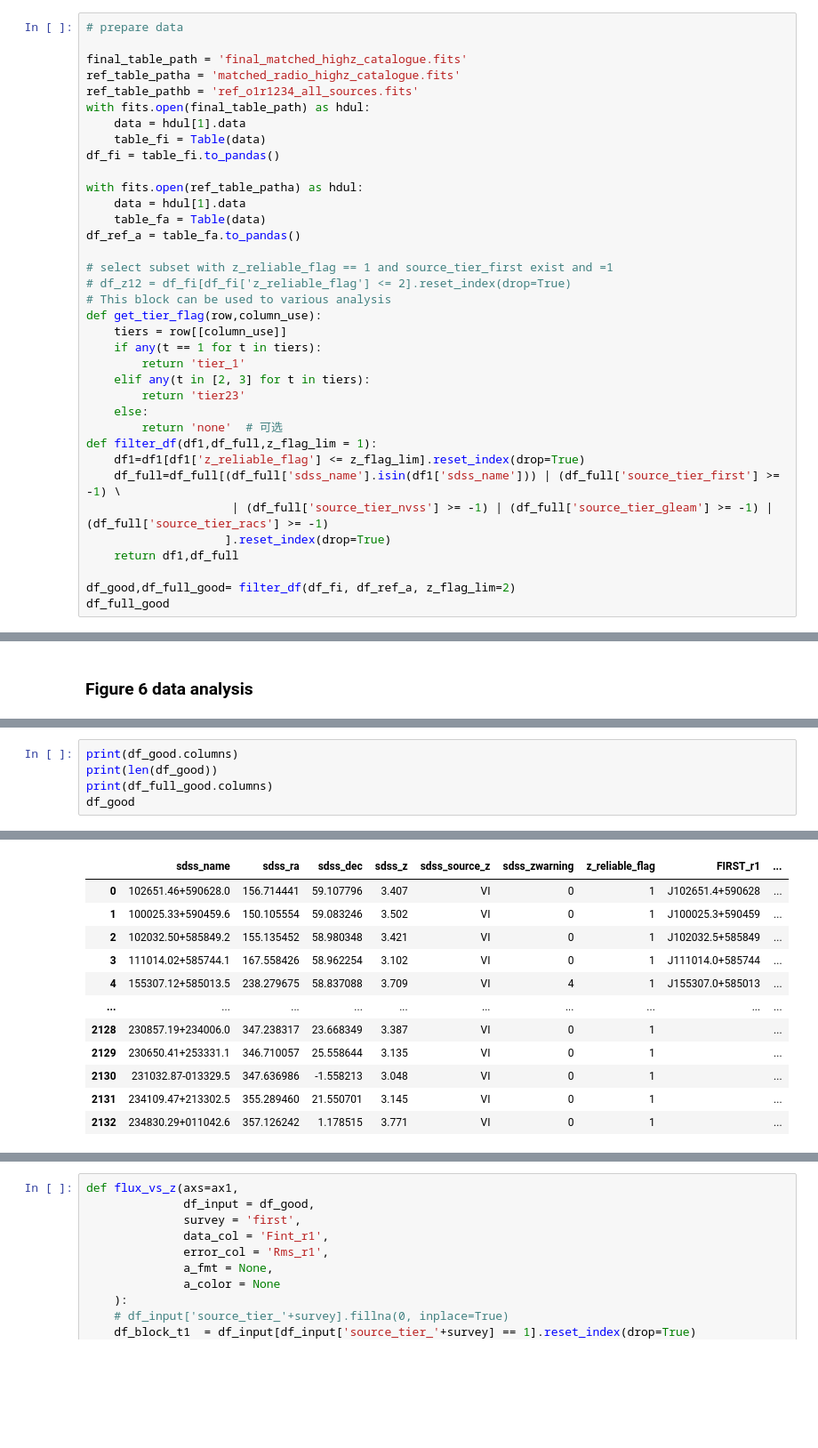
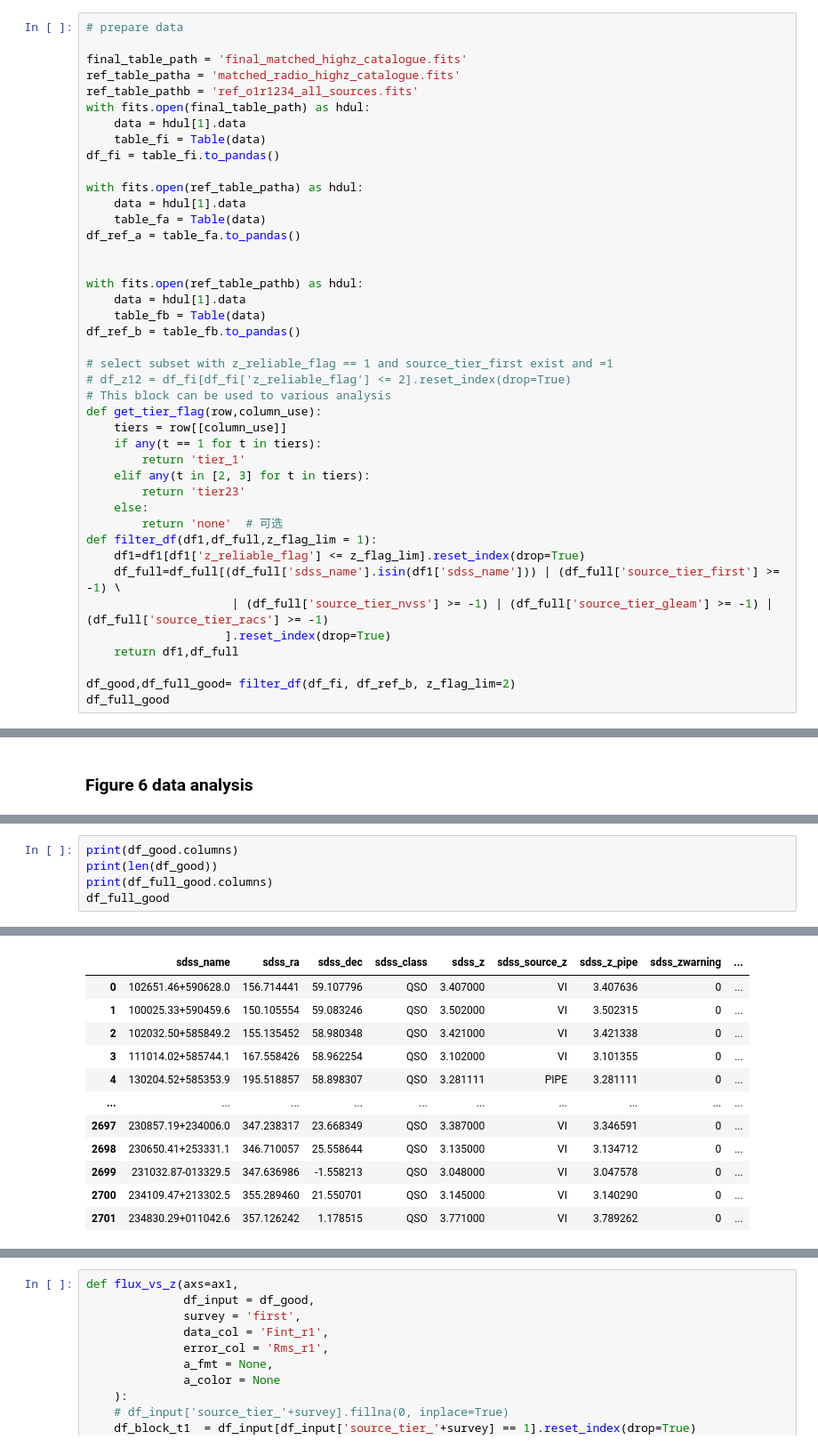
Before and after one commit to ykzhang112233/highz-catalogue, a Jupyter notebook: scripts/0-result_analysis.ipynb, the cells around one changed output, grey strips where cells are left out. Shown at 89% size. Drawn from its saved outputs; the diff is of its cells as text; blank space fills up the shorter version.

```diff
--- a/scripts/0-result_analysis.ipynb
+++ b/scripts/0-result_analysis.ipynb
@@ -517,6 +514,12 @@ with fits.open(ref_table_patha) as hdul:
     data = hdul[1].data
     table_fa = Table(data)
 df_ref_a = table_fa.to_pandas()
+
+
+with fits.open(ref_table_pathb) as hdul:
+    data = hdul[1].data
+    table_fb = Table(data)
+df_ref_b = table_fb.to_pandas()
 
 # select subset with z_reliable_flag == 1 and source_tier_first exist and =1
 # df_z12 = df_fi[df_fi['z_reliable_flag'] <= 2].reset_index(drop=True)
@@ -536,5 +539,5 @@ def filter_df(df1,df_full,z_flag_lim = 1):
                     ].reset_index(drop=True)
     return df1,df_full
 
-df_good,df_full_good= filter_df(df_fi, df_ref_a, z_flag_lim=2)
+df_good,df_full_good= filter_df(df_fi, df_ref_b, z_flag_lim=2)
 df_full_good
@@ -793,35 +830,35 @@ df_good,df_full_good= filter_df(df_fi, df_ref_a, z_flag_lim=1)
 # %%
 print(df_good.columns)
 print(len(df_good))
 print(df_full_good.columns)
-df_good
+df_full_good
 # %% [output]
 Index(['sdss_name', 'sdss_ra', 'sdss_dec', 'sdss_z', 'sdss_source_z',
        'sdss_zwarning', 'z_reliable_flag', 'FIRST_r1', 'source_tier_first',
        'Fpeak_r1', 'Fint_r1', 'Rms_r1', 'NVSS_r2', 'source_tier_nvss',
        'S1.4_r2', 'e_S1.4_r2', 'GLEAM_r3', 'source_tier_gleam', 'Fpwide_r3',
        'e_Fpwide_r3', 'Fintwide_r3', 'e_Fintwide_r3', 'RACS-DR1_r4',
        'source_tier_racs', 'Fpk_r4', 'e_Fpk_r4', 'Ftot_r4', 'e_Ftot_r4'],
       dtype='object')
 2133
 Index(['sdss_name', 'sdss_ra', 'sdss_dec', 'sdss_class', 'sdss_z',
        'sdss_source_z', 'sdss_z_pipe', 'sdss_zwarning', 'sdss_z_vi',
        'sdss_z_conf', 'sdss_is_qso_qn', 'sdss_z_qn', 'FIRST_r1', 'RA_deg_r1',
        'DEC_deg_r1', 'Fpeak_r1', 'Fint_r1', 'Rms_r1', 'Maj_r1', 'Min_r1',
 ... (16 lines left out)
        'e_bmin0_r4', 'e_PA0_r4', 'Separation_racs', 'GrpSize_before_racs',
        'group_z_min_racs', 'group_z_max_racs', 'GroupID_racs',
        'GroupSize_racs', 'source_tier_racs'],
       dtype='object')
-|  | sdss_name | sdss_ra | sdss_dec | sdss_z | sdss_source_z | sdss_zwarning | z_reliable_flag | FIRST_r1 | ... |
-| 0 | 102651.46+590628.0 | 156.714441 | 59.107796 | 3.407 | VI | 0 | 1 | J102651.4+590628 | ... |
-| 1 | 100025.33+590459.6 | 150.105554 | 59.083246 | 3.502 | VI | 0 | 1 | J100025.3+590459 | ... |
-| 2 | 102032.50+585849.2 | 155.135452 | 58.980348 | 3.421 | VI | 0 | 1 | J102032.5+585849 | ... |
-| 3 | 111014.02+585744.1 | 167.558426 | 58.962254 | 3.102 | VI | 0 | 1 | J111014.0+585744 | ... |
-| 4 | 155307.12+585013.5 | 238.279675 | 58.837088 | 3.709 | VI | 4 | 1 | J155307.0+585013 | ... |
+|  | sdss_name | sdss_ra | sdss_dec | sdss_class | sdss_z | sdss_source_z | sdss_z_pipe | sdss_zwarning | ... |
+| 0 | 102651.46+590628.0 | 156.714441 | 59.107796 | QSO | 3.407000 | VI | 3.407636 | 0 | ... |
+| 1 | 100025.33+590459.6 | 150.105554 | 59.083246 | QSO | 3.502000 | VI | 3.502315 | 0 | ... |
+| 2 | 102032.50+585849.2 | 155.135452 | 58.980348 | QSO | 3.421000 | VI | 3.421338 | 0 | ... |
+| 3 | 111014.02+585744.1 | 167.558426 | 58.962254 | QSO | 3.102000 | VI | 3.101355 | 0 | ... |
+| 4 | 130204.52+585353.9 | 195.518857 | 58.898307 | QSO | 3.281111 | PIPE | 3.281111 | 0 | ... |
 | ... | ... | ... | ... | ... | ... | ... | ... | ... | ... |
-| 2128 | 230857.19+234006.0 | 347.238317 | 23.668349 | 3.387 | VI | 0 | 1 |  | ... |
-| 2129 | 230650.41+253331.1 | 346.710057 | 25.558644 | 3.135 | VI | 0 | 1 |  | ... |
-| 2130 | 231032.87-013329.5 | 347.636986 | -1.558213 | 3.048 | VI | 0 | 1 |  | ... |
-| 2131 | 234109.47+213302.5 | 355.289460 | 21.550701 | 3.145 | VI | 0 | 1 |  | ... |
-| 2132 | 234830.29+011042.6 | 357.126242 | 1.178515 | 3.771 | VI | 0 | 1 |  | ... |
+| 2697 | 230857.19+234006.0 | 347.238317 | 23.668349 | QSO | 3.387000 | VI | 3.346591 | 0 | ... |
+| 2698 | 230650.41+253331.1 | 346.710057 | 25.558644 | QSO | 3.135000 | VI | 3.134712 | 0 | ... |
+| 2699 | 231032.87-013329.5 | 347.636986 | -1.558213 | QSO | 3.048000 | VI | 3.047578 | 0 | ... |
+| 2700 | 234109.47+213302.5 | 355.289460 | 21.550701 | QSO | 3.145000 | VI | 3.140290 | 0 | ... |
+| 2701 | 234830.29+011042.6 | 357.126242 | 1.178515 | QSO | 3.771000 | VI | 3.789262 | 0 | ... |
```
Also changed, not shown: parts of 4 cells of this notebook.
